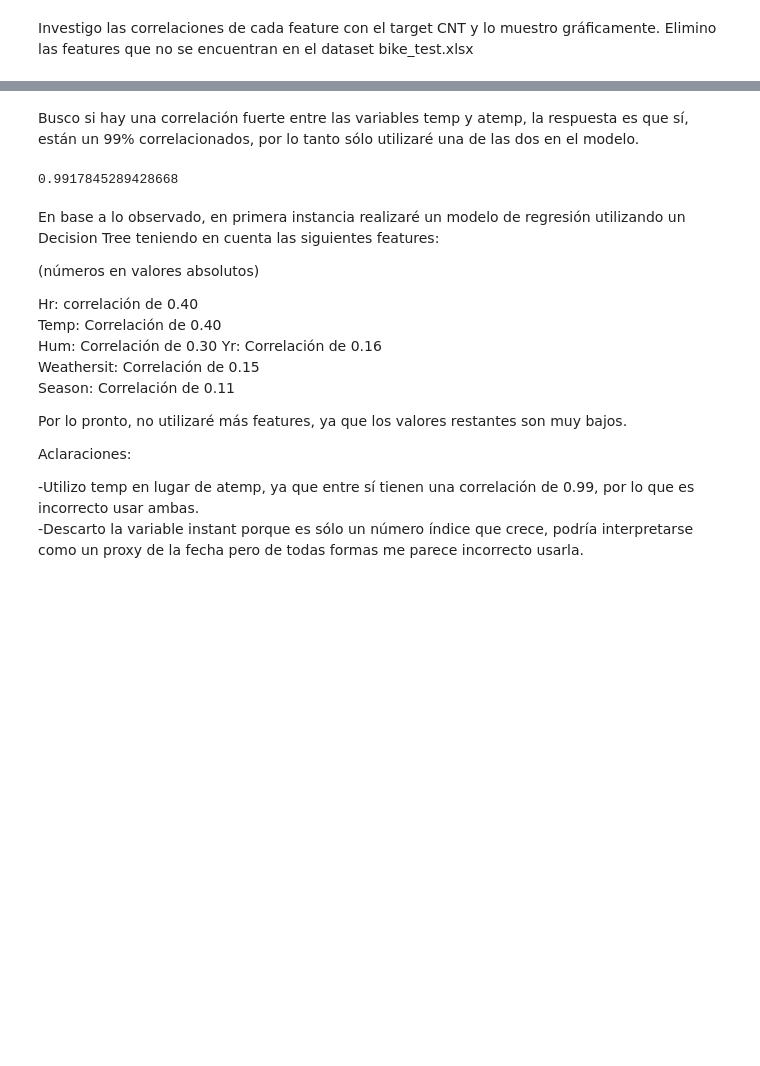
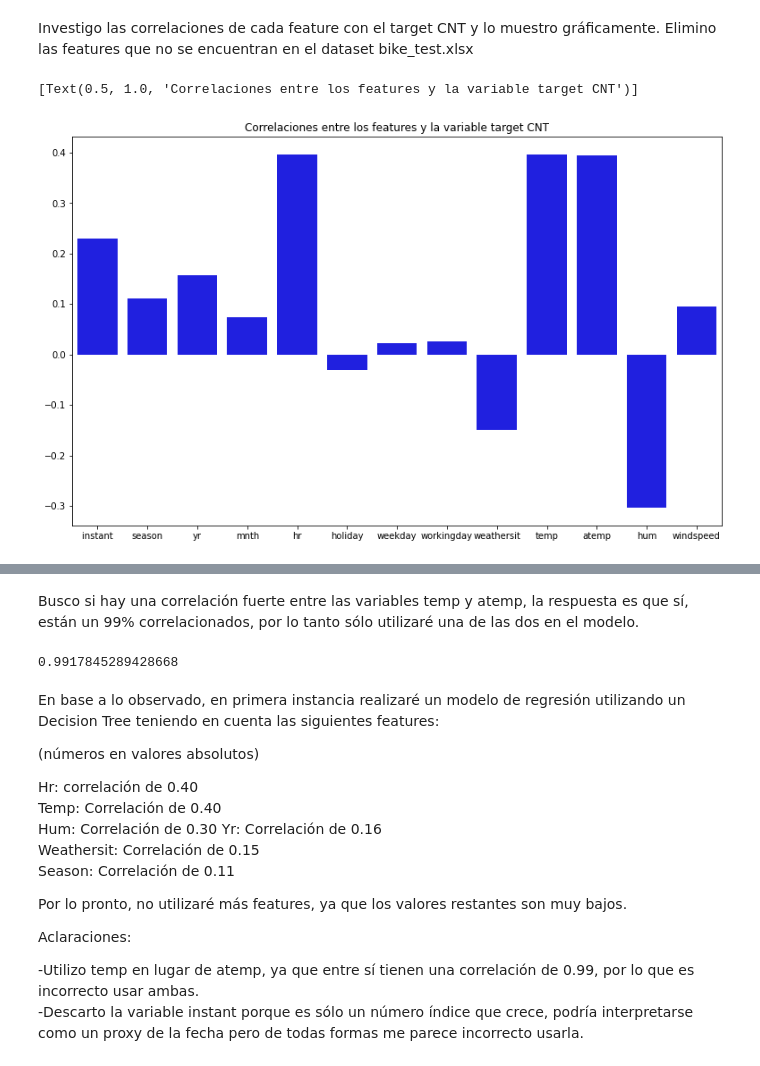
Before and after one commit to dfrankram/Datathon, a Jupyter notebook: EDA.ipynb, the cells around one changed output, grey strips where cells are left out. Cells and saved outputs as stored; diff of their text form; code cells hidden in the pictures; blank space fills up the shorter version.

```diff
--- a/EDA.ipynb
+++ b/EDA.ipynb
@@ -132,3 +130,10 @@ px.bar(correlaciones, title="Correlación de cada feature con el target CNT")
+# %%
+plt.figure(figsize=[13,8])
+sns.barplot(x=correlaciones.index, y=correlaciones.values, color="blue").set(
+    title="Correlaciones entre los features y la variable target CNT")
+# %% [output]
+[Text(0.5, 1.0, 'Correlaciones entre los features y la variable target CNT')]
+[figure, added]
 # %%
 correlaciones.sort_values(ascending=False, inplace=True)
 correlaciones_abs=abs(correlaciones)
```
Also changed, not shown: parts of 3 cells of this notebook, 2 other files.
